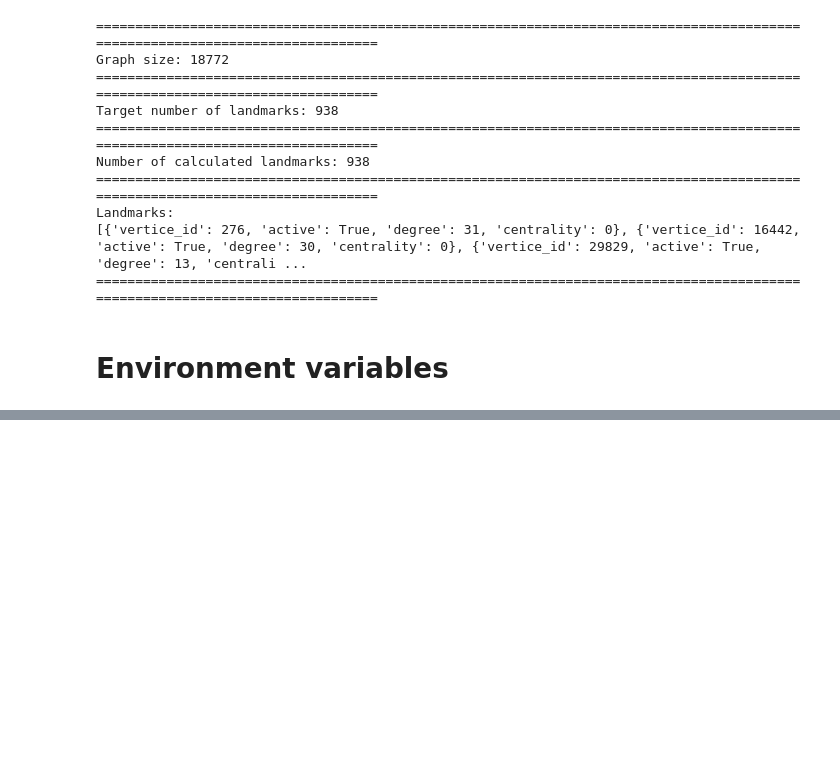
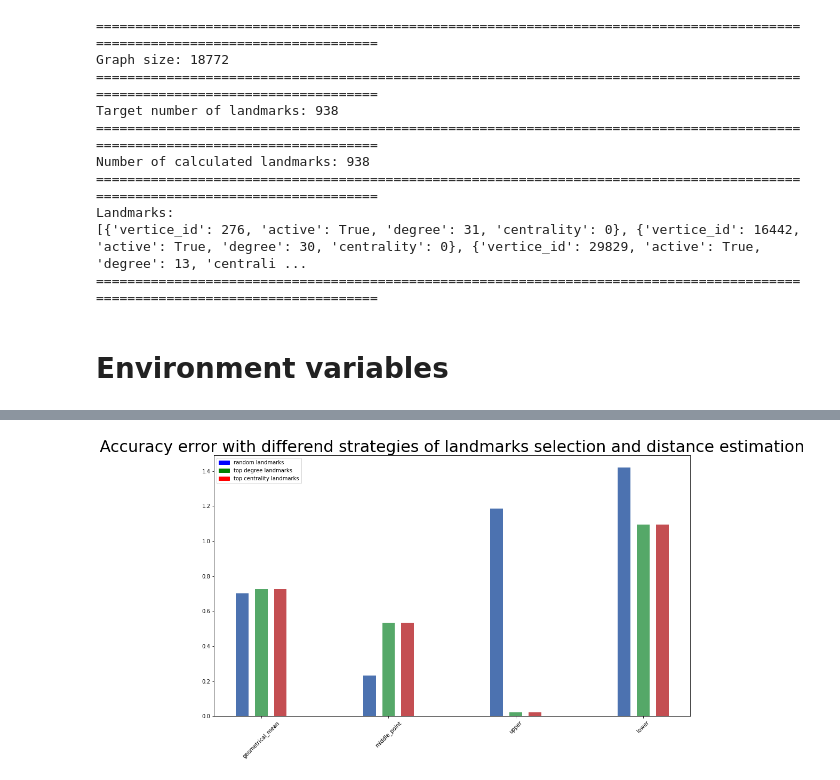
Before and after one commit to DaniilDDDDD/HugeNetworksAnalysis, a Jupyter notebook: Landmarks-BFS.ipynb, the cells around one changed output, grey strips where cells are left out. Saved outputs shown, nothing was run; the diff lists cells and outputs as text; code cells hidden in the pictures; blank space fills up the shorter version.

Commit message:
Fixes. Added plotting.

```diff
--- a/Landmarks-BFS.ipynb
+++ b/Landmarks-BFS.ipynb
@@ -769,0 +756,81 @@ print(x)
+# %%
+import matplotlib.pyplot as plt
+import numpy as np
+
+
+labels = plot_data['random']['beans']  # choose any landmark selecting strategy
+colors = {'random landmarks': 'blue', 'top degree landmarks': 'green', 'top centrality landmarks': 'red'}
+
+
+# Accuracy error
+
+plt.figure(figsize=(16,9))
+
+y1 = plot_data['random']['accuracy']
+y2 = plot_data['degree']['accuracy']
+y3 = plot_data['centrality']['accuracy']
+
+plt.bar(np.arange(len(labels)) - 0.15, y1, align='center', width = 0.1)
+plt.bar(np.arange(len(labels)), y2, align='center', width = 0.1)
+plt.bar(np.arange(len(labels)) + 0.15, y3, align='center', width = 0.1)
+
+plt.xticks(range(len(labels)), labels, rotation=45)
+
+plt.title('Accuracy error with differend strategies of landmarks selection and distance estimation', fontsize=30)
+plt.legend(
+    [plt.Rectangle((0, 0), 1, 1, color=colors[color[0]]) for color in colors.items()],
+    list(colors.keys())
+)
+
+plt.savefig('accuracy_error.jpg', dpi=100, bbox_inches='tight')
+plt.show()
+
+
+# Operating time delta
+
+plt.figure(figsize=(16,9))
+
+y1 = plot_data['random']['time_delta']
+y2 = plot_data['degree']['time_delta']
+y3 = plot_data['centrality']['time_delta']
+
+plt.bar(np.arange(len(labels)) - 0.15, y1, align='center', width = 0.1)
+plt.bar(np.arange(len(labels)), y2, align='center', width = 0.1)
+plt.bar(np.arange(len(labels)) + 0.15, y3, align='center', width = 0.1)
+
+plt.xticks(range(len(labels)), labels, rotation=45)
+
+plt.title('Operating time delta with differend strategies of landmarks selection and distance estimation', fontsize=30)
+plt.legend(
+    [plt.Rectangle((0, 0), 1, 1, color=colors[color[0]]) for color in colors.items()],
+    list(colors.keys())
+)
+
+plt.savefig('operating_time_delta.jpg', dpi=100, bbox_inches='tight')
+plt.show()
+
+
+# Operations number delta
+
+plt.figure(figsize=(16,9))
+
+y1 = plot_data['random']['operations_delta']
+y2 = plot_data['degree']['operations_delta']
+y3 = plot_data['centrality']['operations_delta']
+
+plt.bar(np.arange(len(labels)) - 0.15, y1, align='center', width = 0.1)
+plt.bar(np.arange(len(labels)), y2, align='center', width = 0.1)
+plt.bar(np.arange(len(labels)) + 0.15, y3, align='center', width = 0.1)
+
+plt.xticks(range(len(labels)), labels, rotation=45)
+
+plt.title('Operations number delta with differend strategies of landmarks selection and distance estimation', fontsize=30)
+plt.legend(
+    [plt.Rectangle((0, 0), 1, 1, color=colors[color[0]]) for color in colors.items()],
+    list(colors.keys())
+)
+
+plt.savefig('operations_number_delta.jpg', dpi=100, bbox_inches='tight')
+plt.show()
+# %% [output]
+[figure, added]
```
Also changed, not shown: parts of 15 cells of this notebook, 3 other files.
